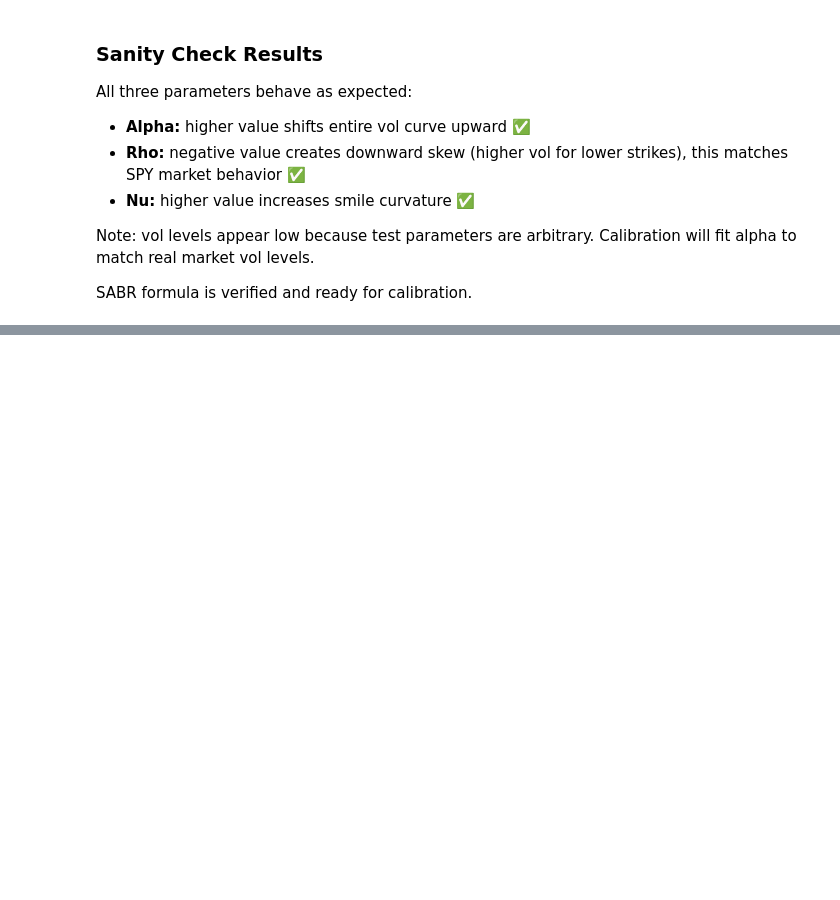
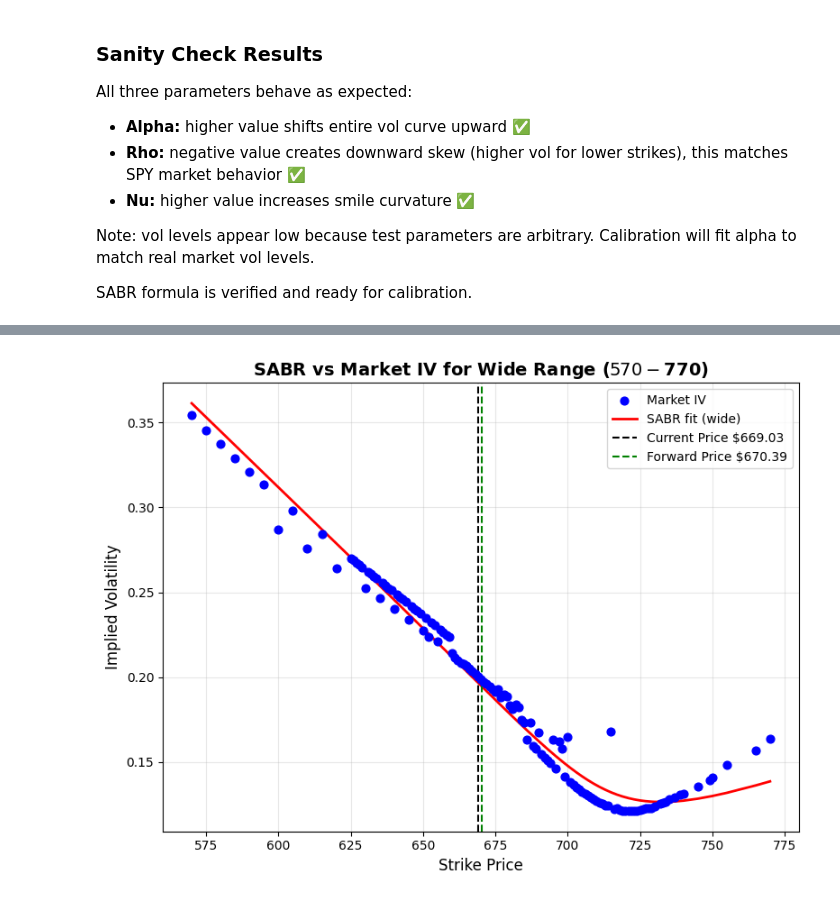
Before and after one commit to MayuriKawale/options-volatility-modeling, a Jupyter notebook: notebooks/main.ipynb, the cells around one changed output, grey strips where cells are left out. Drawn from its saved outputs; the diff is of its cells as text; code cells hidden in the pictures; blank space fills up the shorter version.

```diff
--- a/notebooks/main.ipynb
+++ b/notebooks/main.ipynb
@@ -771,0 +1691,11 @@ SABR formula is verified and ready for calibration.
+# %%
+# Try wider range with correct alpha initialization
+price_filter_wide = 0.15
+market_vols_wide = market_vols[
+    (market_vols['strike'] >= F * (1 - price_filter_wide)) &
+    (market_vols['strike'] <= F * (1 + price_filter_wide))
+].copy()
+
+print(f"Strikes: {len(market_vols_wide)}")
+print(f"Strike range: ${market_vols_wide['strike'].min():.0f} - ${market_vols_wide['strike'].max():.0f}")
+print(f"Vol range: {market_vols_wide['marketVol'].min():.2%} - {market_vols_wide['marketVol'].max():.2%}")
@@ -771,0 +1786,26 @@ SABR formula is verified and ready for calibration.
+# %%
+# Compare wide range SABR vs market
+sabr_vols_wide_fit = []
+for K in market_vols_wide['strike']:
+    vol = sabr_implied_vol(F, K, T, alpha_wide, beta, rho_wide, nu_wide)
+    sabr_vols_wide_fit.append(vol)
+
+plt.figure(figsize=(8, 6))
+plt.scatter(market_vols_wide['strike'], market_vols_wide['marketVol'],
+            color='blue', label='Market IV', s=40, zorder=5)
+plt.plot(market_vols_wide['strike'], sabr_vols_wide_fit,
+         color='red', linewidth=2, label='SABR fit (wide)')
+plt.axvline(x=current_price, color='black', linestyle='--',
+            linewidth=1.5, label=f'Current Price ${current_price:.2f}')
+plt.axvline(x=F, color='green', linestyle='--',
+            linewidth=1.5, label=f'Forward Price ${F:.2f}')
+plt.xlabel('Strike Price', fontsize=12)
+plt.ylabel('Implied Volatility', fontsize=12)
+plt.title('SABR vs Market IV for Wide Range ($570-$770)',
+          fontsize=14, fontweight='bold')
+plt.legend()
+plt.grid(True, alpha=0.3)
+plt.tight_layout()
+plt.show()
+# %% [output]
+[figure, added]
```
Also changed, not shown: parts of 31 cells of this notebook, 1 other file.
